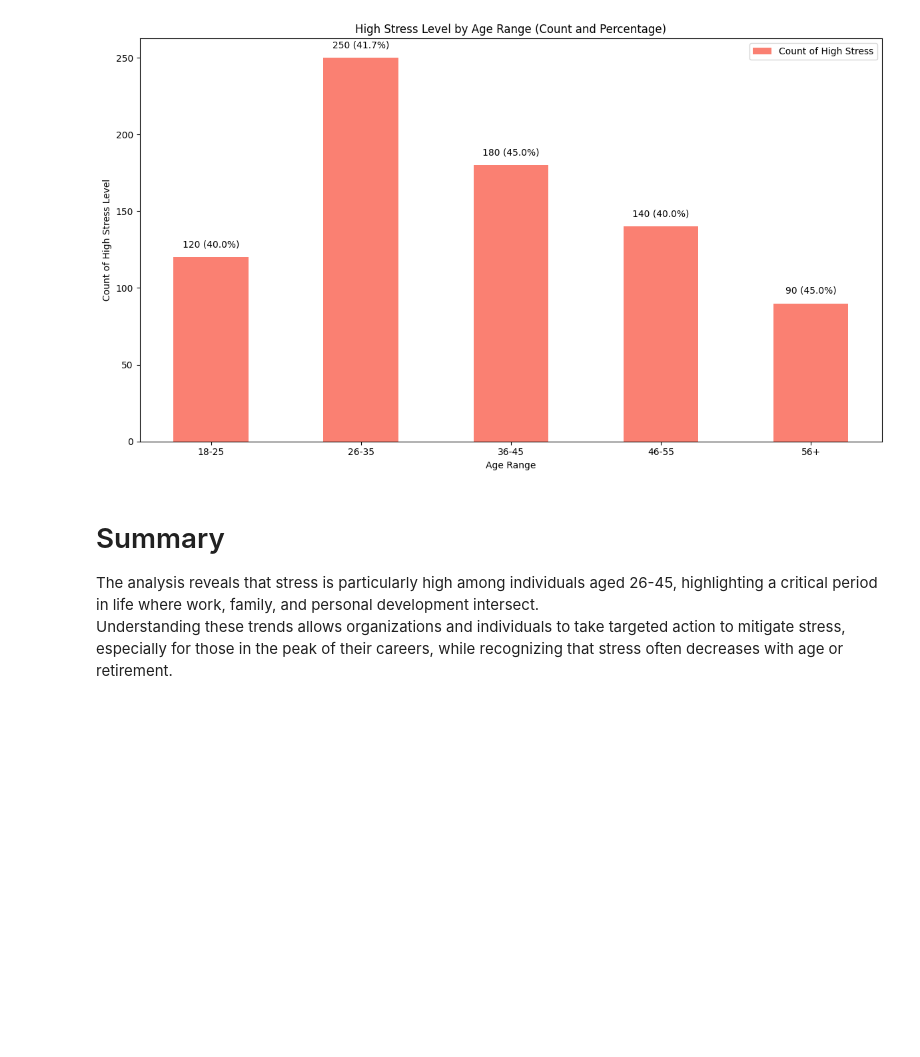
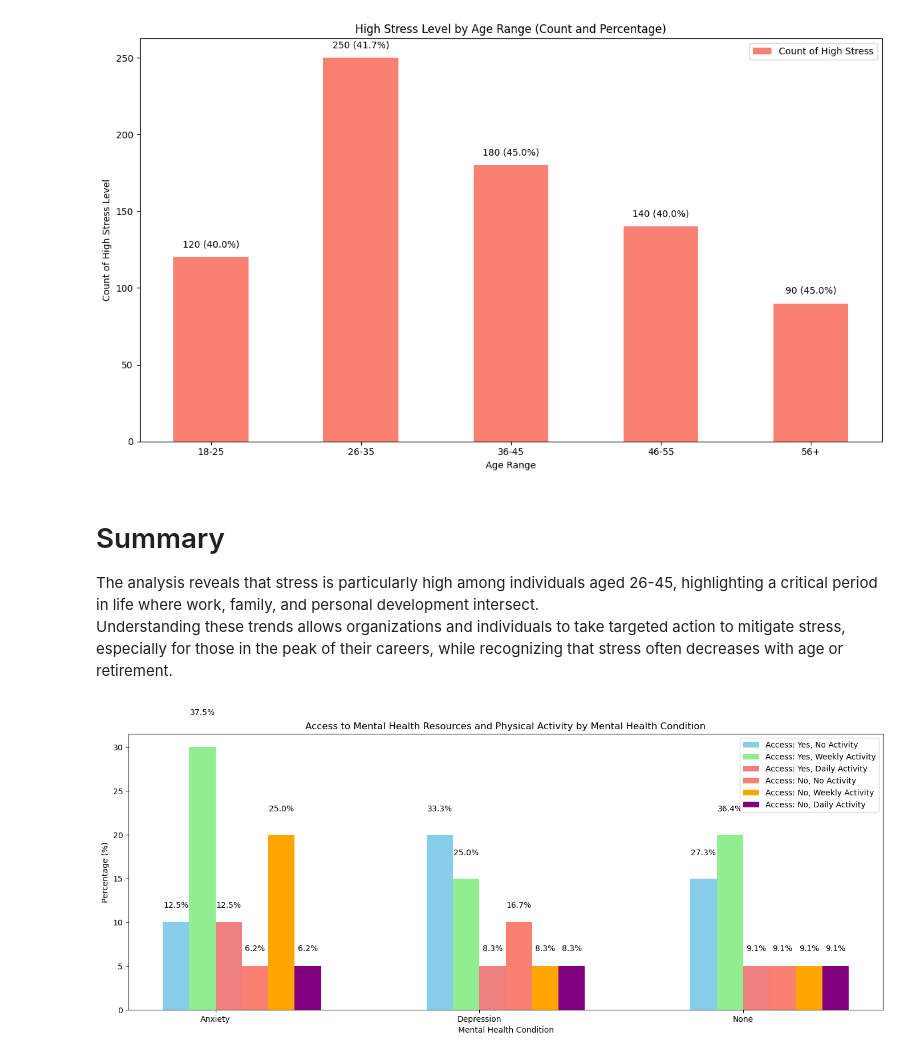
Before and after one commit to faiyted/Project3, a Jupyter notebook: dataset.ipynb, the cells around one changed output. Saved outputs shown, nothing was run; the diff lists cells and outputs as text; code cells hidden in the pictures; blank space fills up the shorter version.

```diff
--- a/dataset.ipynb
+++ b/dataset.ipynb
@@ -385,0 +476,78 @@ Understanding these trends allows organizations and individuals to take targeted
+# %%
+import matplotlib.pyplot as plt
+import numpy as np
+
+# Sample data (replace with actual data from the aggregation pipeline)
+categories = ['Anxiety', 'Depression', 'None']
+physical_activity_levels = ['None', 'Weekly', 'Daily']
+
+# Access to resources and amount of physical activity
+access_yes = {
+    'None': [10, 20, 15],
+    'Weekly': [30, 15, 20],
+    'Daily': [10, 5, 5]
+}
+# No acces to resources and amount of physical activity
+access_no = {
+    'None': [5, 10, 5],
+    'Weekly': [20, 5, 5],
+    'Daily': [5, 5, 5]
+}
+
+# Calculate total counts for each category
+total_counts = np.array(access_yes['None']) + np.array(access_yes['Weekly']) + np.array(access_yes['Daily']) + \
+               np.array(access_no['None']) + np.array(access_no['Weekly']) + np.array(access_no['Daily'])
+
+# Increase bar width and spacing between categories
+bar_width = 0.25  # Increased bar width
+index = np.arange(len(categories)) * 2.5
+
+fig, ax = plt.subplots(figsize=(14, 6))
+
+# Plotting bars for 'Access to Resources: Yes'
+bars1 = ax.bar(index - 1.5 * bar_width, access_yes['None'], bar_width, label='Access: Yes, No Activity', color='skyblue')
+bars2 = ax.bar(index - 0.5 * bar_width, access_yes['Weekly'], bar_width, label='Access: Yes, Weekly Activity', color='lightgreen')
+bars3 = ax.bar(index + 0.5 * bar_width, access_yes['Daily'], bar_width, label='Access: Yes, Daily Activity', color='lightcoral')
+
+# Plotting bars for 'Access to Resources: No'
+bars4 = ax.bar(index + 1.5 * bar_width, access_no['None'], bar_width, label='Access: No, No Activity', color='salmon')
+bars5 = ax.bar(index + 2.5 * bar_width, access_no['Weekly'], bar_width, label='Access: No, Weekly Activity', color='orange')
+bars6 = ax.bar(index + 3.5 * bar_width, access_no['Daily'], bar_width, label='Access: No, Daily Activity', color='purple')
+
+# Function to calculate vertical offset for better spacing
+def get_offset(height):
+    """Return a vertical offset based on the height of the bar to prevent text overlap."""
+    if height > 20:
+        return 3.5
+    elif height > 10:
+        return 2.5
+    else:
+        return 1.5
+
+# Adding percentages on top of the bars for 'Access: Yes'
+for bars, label in zip([bars1, bars2, bars3], ['None', 'Weekly', 'Daily']):
+    for bar, count, total in zip(bars, access_yes[label], total_counts):
+        percentage = (count / total) * 100
+        yval = bar.get_height()
+        ax.text(bar.get_x() + bar.get_width() / 2, yval + get_offset(yval), f'{percentage:.1f}%', ha='center', va='bottom')
+
+# Adding percentages on top of the bars for 'Access: No'
+for bars, label in zip([bars4, bars5, bars6], ['None', 'Weekly', 'Daily']):
+    for bar, count, total in zip(bars, access_no[label], total_counts):
+        percentage = (count / total) * 100
+        yval = bar.get_height()
+        ax.text(bar.get_x() + bar.get_width() / 2, yval + get_offset(yval), f'{percentage:.1f}%', ha='center', va='bottom')
+
+# Adding labels and title
+ax.set_xlabel('Mental Health Condition')
+ax.set_ylabel('Percentage (%)')
+ax.set_title('Access to Mental Health Resources and Physical Activity by Mental Health Condition')
+ax.set_xticks(index)
+ax.set_xticklabels(categories)
+ax.legend()
+
+# Display the chart
+plt.tight_layout()
+plt.show()
+# %% [output]
+[figure, added]
```
Also changed, not shown: parts of 8 cells of this notebook.
